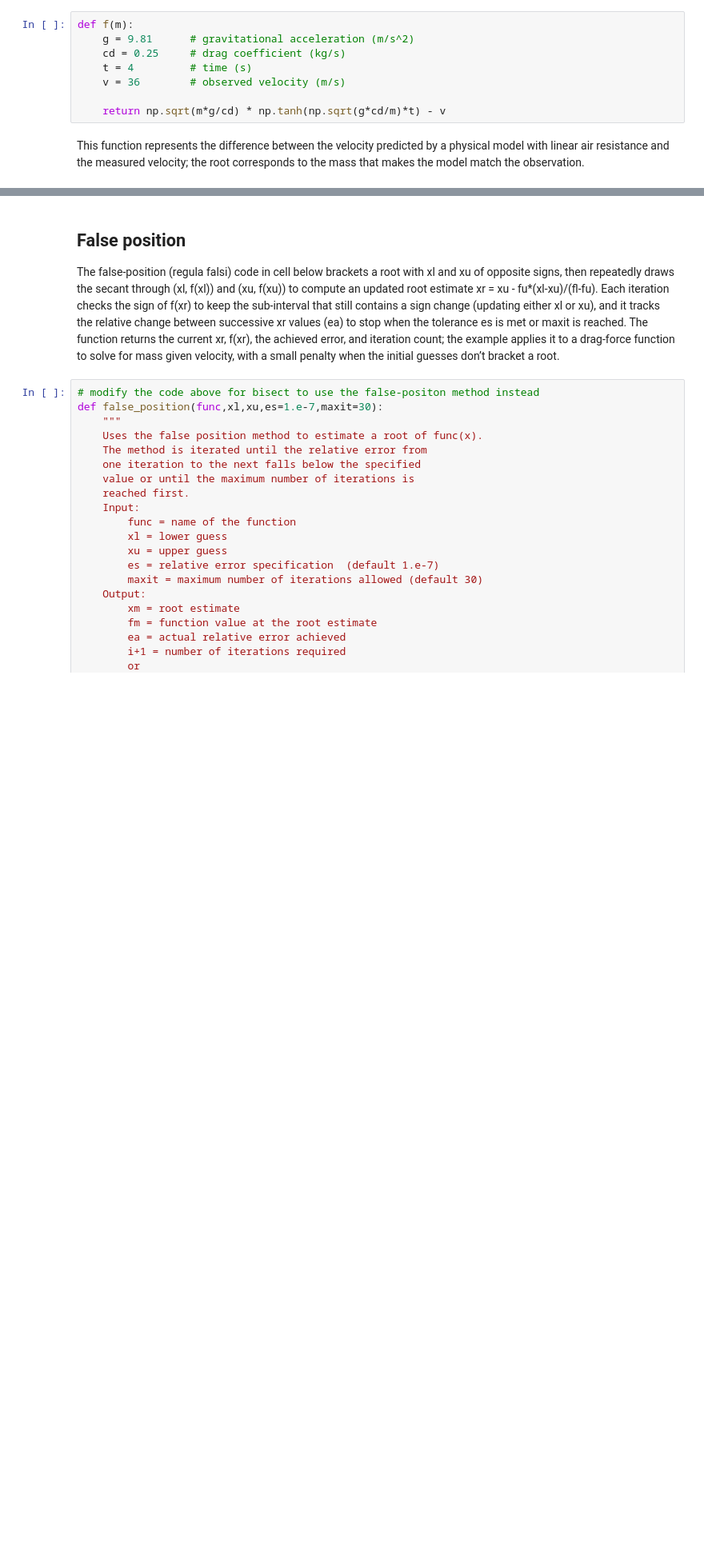
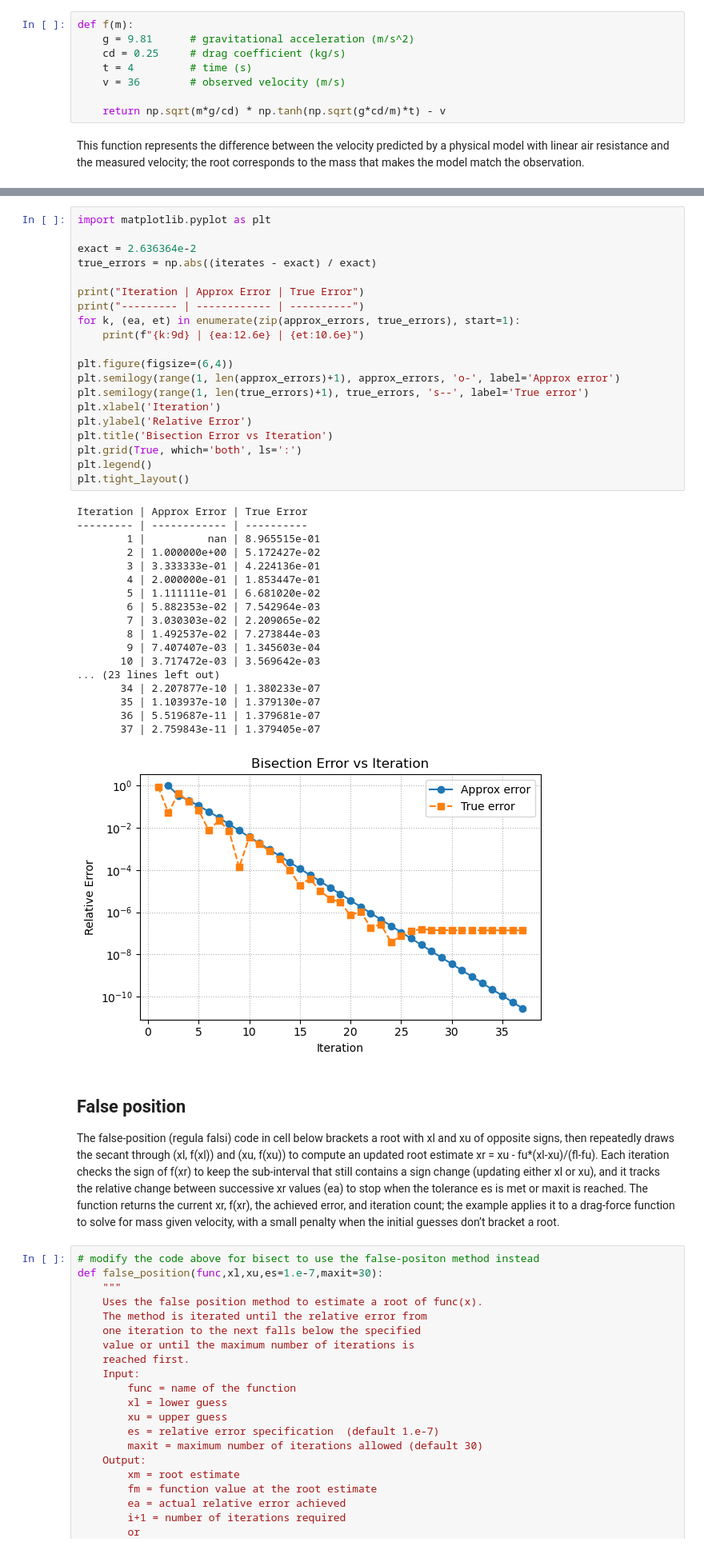
Before and after one commit to dtrad/goph420_class, a Jupyter notebook: examples/lecture3a.ipynb, the cells around one changed output, grey strips where cells are left out. Shown at 80% size. Saved outputs shown, nothing was run; the diff lists cells and outputs as text; blank space fills up the shorter version.

```diff
--- a/examples/lecture3a.ipynb
+++ b/examples/lecture3a.ipynb
@@ -224,3 +398,42 @@ plt.show()
+# %%
+import matplotlib.pyplot as plt
+
+exact = 2.636364e-2
+true_errors = np.abs((iterates - exact) / exact)
+
+print("Iteration | Approx Error | True Error")
+print("--------- | ------------ | ----------")
+for k, (ea, et) in enumerate(zip(approx_errors, true_errors), start=1):
+    print(f"{k:9d} | {ea:12.6e} | {et:10.6e}")
+
+plt.figure(figsize=(6,4))
+plt.semilogy(range(1, len(approx_errors)+1), approx_errors, 'o-', label='Approx error')
+plt.semilogy(range(1, len(true_errors)+1), true_errors, 's--', label='True error')
+plt.xlabel('Iteration')
+plt.ylabel('Relative Error')
+plt.title('Bisection Error vs Iteration')
+plt.grid(True, which='both', ls=':')
+plt.legend()
+plt.tight_layout()
+# %% [output]
+Iteration | Approx Error | True Error
+--------- | ------------ | ----------
+        1 |          nan | 8.965515e-01
+        2 | 1.000000e+00 | 5.172427e-02
+        3 | 3.333333e-01 | 4.224136e-01
+        4 | 2.000000e-01 | 1.853447e-01
+        5 | 1.111111e-01 | 6.681020e-02
+        6 | 5.882353e-02 | 7.542964e-03
+        7 | 3.030303e-02 | 2.209065e-02
+        8 | 1.492537e-02 | 7.273844e-03
+        9 | 7.407407e-03 | 1.345603e-04
+       10 | 3.717472e-03 | 3.569642e-03
+... (23 lines left out)
+       34 | 2.207877e-10 | 1.380233e-07
+       35 | 1.103937e-10 | 1.379130e-07
+       36 | 5.519687e-11 | 1.379681e-07
+       37 | 2.759843e-11 | 1.379405e-07
+[figure, added]
 # %% [markdown]
 ## False position
 The false-position (regula falsi) code in cell below brackets a root with xl and xu of opposite signs, then repeatedly draws the secant through (xl, f(xl)) and (xu, f(xu)) to compute an updated root estimate xr = xu - fu*(xl-xu)/(fl-fu). Each iteration checks the sign of f(xr) to keep the sub-interval that still contains a sign change (updating either xl or xu), and it tracks the relative change between successive xr values (ea) to stop when the tolerance es is met or maxit is reached. The function returns the current xr, f(xr), the achieved error, and iteration count; the example applies it to a drag-force function to solve for mass given velocity, with a small penalty when the initial guesses don’t bracket a root.
```
Also changed, not shown: parts of 11 cells of this notebook.
